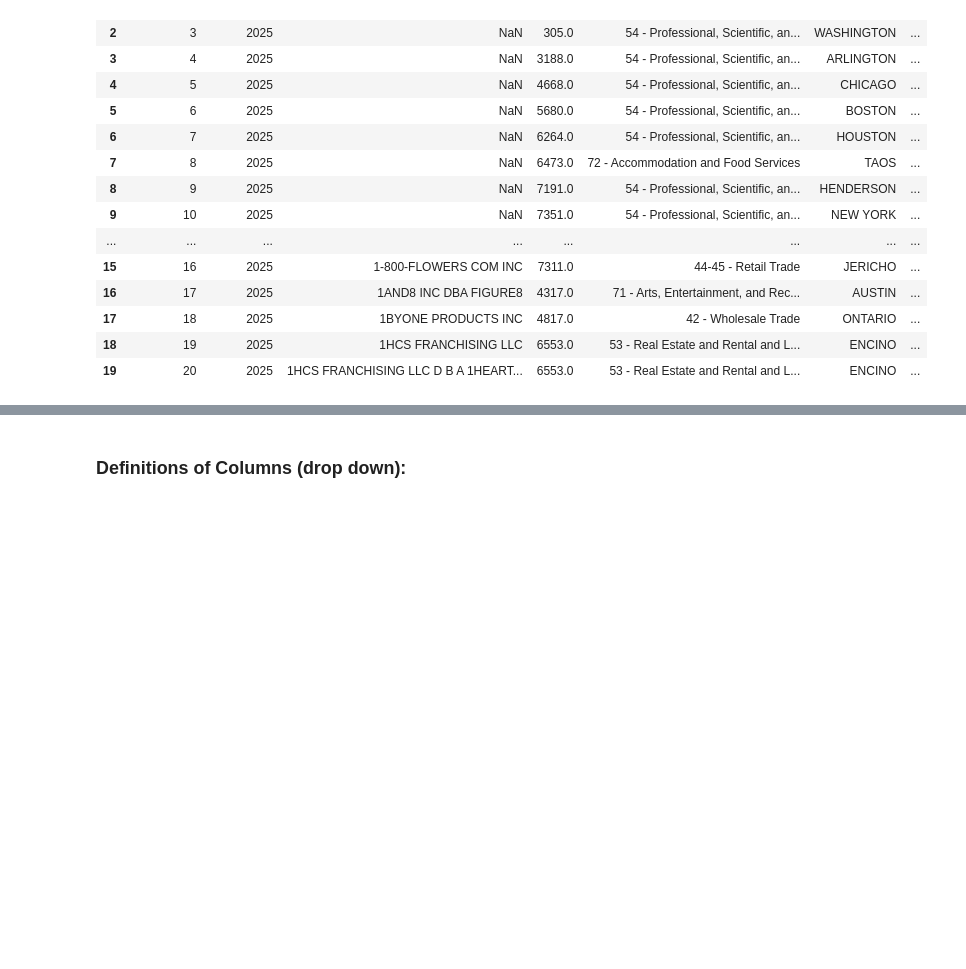
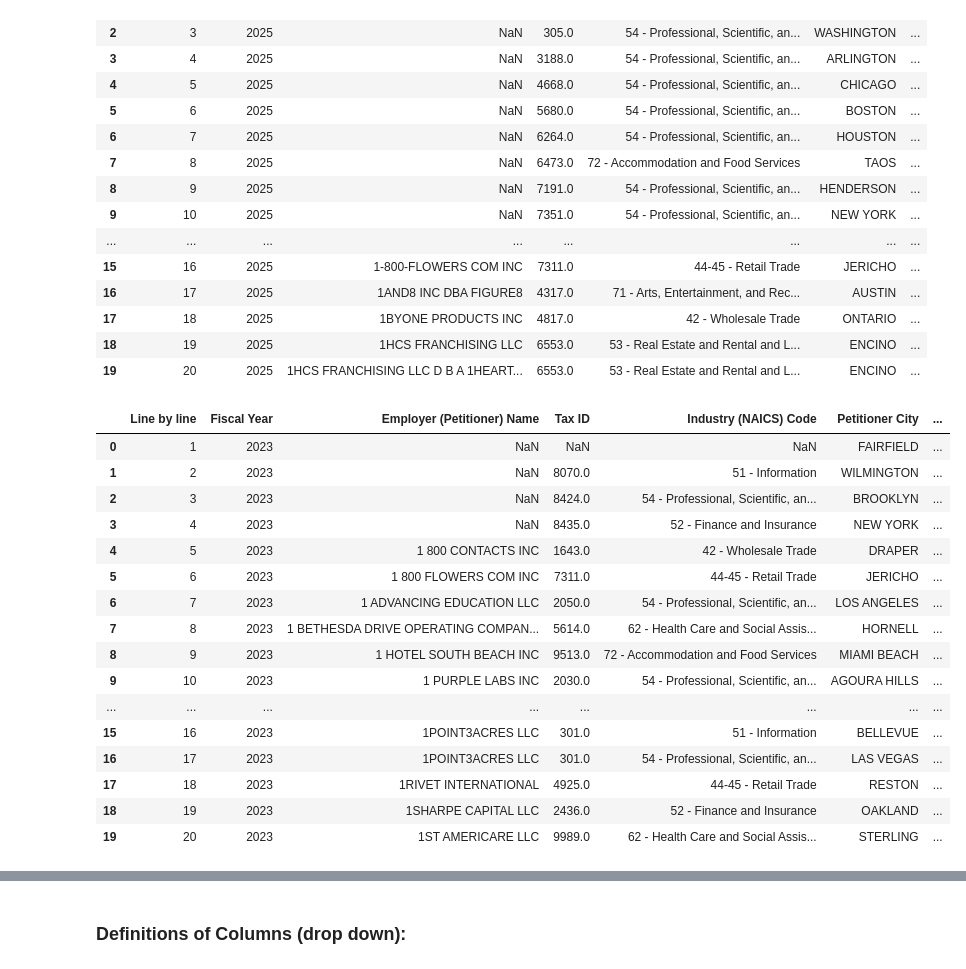
Before and after one commit to tjjdoherty/ai-hiring, a Jupyter notebook: h1b.ipynb, the cells around one changed output, grey strips where cells are left out. Cells and saved outputs as stored; diff of their text form; code cells hidden in the pictures; blank space fills up the shorter version.

```diff
--- a/h1b.ipynb
+++ b/h1b.ipynb
@@ -33,3 +49,23 @@ df.head(20)
 | 17 | 18 | 2025 | 1BYONE PRODUCTS INC | 4817.0 | 42 - Wholesale Trade | ONTARIO | ... |
 | 18 | 19 | 2025 | 1HCS FRANCHISING LLC | 6553.0 | 53 - Real Estate and Rental and L... | ENCINO | ... |
 | 19 | 20 | 2025 | 1HCS FRANCHISING LLC D B A 1HEART... | 6553.0 | 53 - Real Estate and Rental and L... | ENCINO | ... |
+# %%
+df_2123.head(20)
+# %% [output]
+|  | Line by line | Fiscal Year | Employer (Petitioner) Name | Tax ID | Industry (NAICS) Code | Petitioner City | ... |
+| 0 | 1 | 2023 | NaN | NaN | NaN | FAIRFIELD | ... |
+| 1 | 2 | 2023 | NaN | 8070.0 | 51 - Information | WILMINGTON | ... |
+| 2 | 3 | 2023 | NaN | 8424.0 | 54 - Professional, Scientific, an... | BROOKLYN | ... |
+| 3 | 4 | 2023 | NaN | 8435.0 | 52 - Finance and Insurance | NEW YORK | ... |
+| 4 | 5 | 2023 | 1 800 CONTACTS INC | 1643.0 | 42 - Wholesale Trade | DRAPER | ... |
+| 5 | 6 | 2023 | 1 800 FLOWERS COM INC | 7311.0 | 44-45 - Retail Trade | JERICHO | ... |
+| 6 | 7 | 2023 | 1 ADVANCING EDUCATION LLC | 2050.0 | 54 - Professional, Scientific, an... | LOS ANGELES | ... |
+| 7 | 8 | 2023 | 1 BETHESDA DRIVE OPERATING COMPAN... | 5614.0 | 62 - Health Care and Social Assis... | HORNELL | ... |
+| 8 | 9 | 2023 | 1 HOTEL SOUTH BEACH INC | 9513.0 | 72 - Accommodation and Food Services | MIAMI BEACH | ... |
+| 9 | 10 | 2023 | 1 PURPLE LABS INC | 2030.0 | 54 - Professional, Scientific, an... | AGOURA HILLS | ... |
+| ... | ... | ... | ... | ... | ... | ... | ... |
+| 15 | 16 | 2023 | 1POINT3ACRES LLC | 301.0 | 51 - Information | BELLEVUE | ... |
+| 16 | 17 | 2023 | 1POINT3ACRES LLC | 301.0 | 54 - Professional, Scientific, an... | LAS VEGAS | ... |
+| 17 | 18 | 2023 | 1RIVET INTERNATIONAL | 4925.0 | 44-45 - Retail Trade | RESTON | ... |
+| 18 | 19 | 2023 | 1SHARPE CAPITAL LLC | 2436.0 | 52 - Finance and Insurance | OAKLAND | ... |
+| 19 | 20 | 2023 | 1ST AMERICARE LLC | 9989.0 | 62 - Health Care and Social Assis... | STERLING | ... |
```
Also changed, not shown: parts of 33 cells of this notebook.
